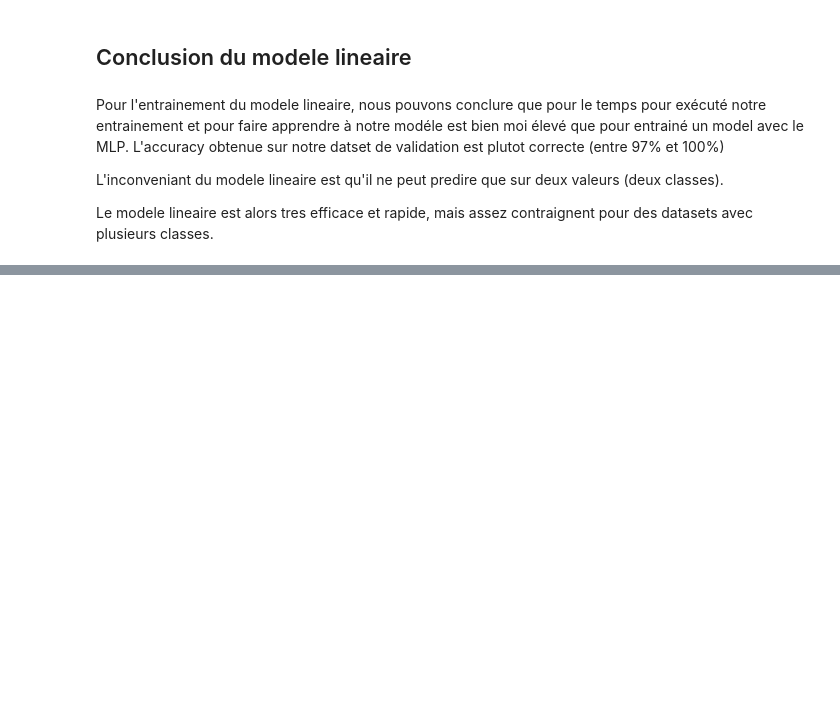
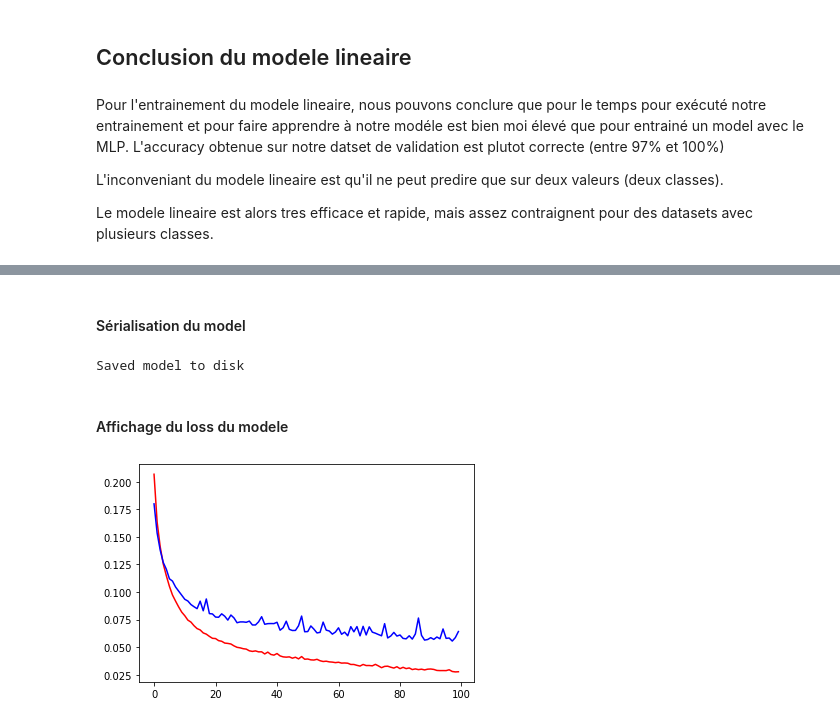
Before and after one commit to natane07/PA-MachineLearning-3ESGI, a Jupyter notebook: Project/Docs/Rapport/Rapport_3IABD.ipynb, the cells around one changed output, grey strips where cells are left out. Cells and saved outputs as stored; diff of their text form; code cells hidden in the pictures; blank space fills up the shorter version.

Commit message:
Ajout de tenserflow + tenserboard dans le rapport

```diff
--- a/Project/Docs/Rapport/Rapport_3IABD.ipynb
+++ b/Project/Docs/Rapport/Rapport_3IABD.ipynb
@@ -1184,0 +1206,16 @@ Le modele lineaire est alors tres efficace et rapide, mais assez contraignent po
+# %%
+epoch_values = []
+loss_values = []
+val_loss_values = []
+
+acc_values = []
+val_acc_values = []
+
+class CustomCallback(keras.callbacks.Callback):
+    def on_epoch_end(self, epoch, logs=None):
+        epoch_values.append(epoch)
+        loss_values.append(logs['loss'])
+        val_loss_values.append(logs['val_loss'])
+
+        acc_values.append(logs['categorical_accuracy'])
+        val_acc_values.append(logs['val_categorical_accuracy'])
@@ -1184,0 +1315,18 @@ Le modele lineaire est alors tres efficace et rapide, mais assez contraignent po
+# %% [markdown]
+#### Sérialisation du model
+# %%
+model_json = model.to_json()
+with open("model_tenserflow.json", "w") as json_file:
+    json_file.write(model_json)
+model.save_weights("model.h5")
+print("Saved model to disk")
+# %% [output]
+Saved model to disk
+# %% [markdown]
+#### Affichage du loss du modele
+# %%
+plt.plot(epoch_values, loss_values, c="red")
+plt.plot(epoch_values, val_loss_values, c="blue")
+plt.show()
+# %% [output]
+[figure, added]
```
Also changed, not shown: parts of 42 cells of this notebook, 8 other files.
